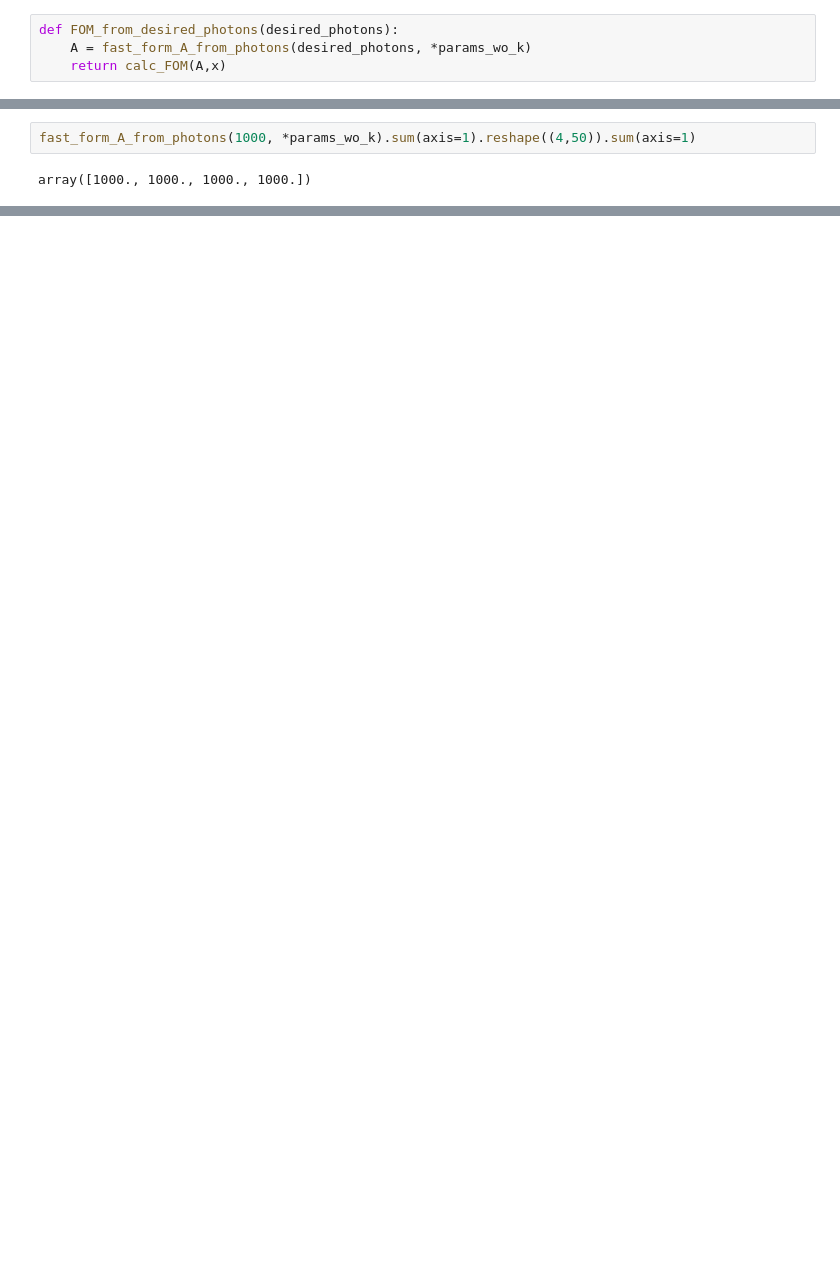
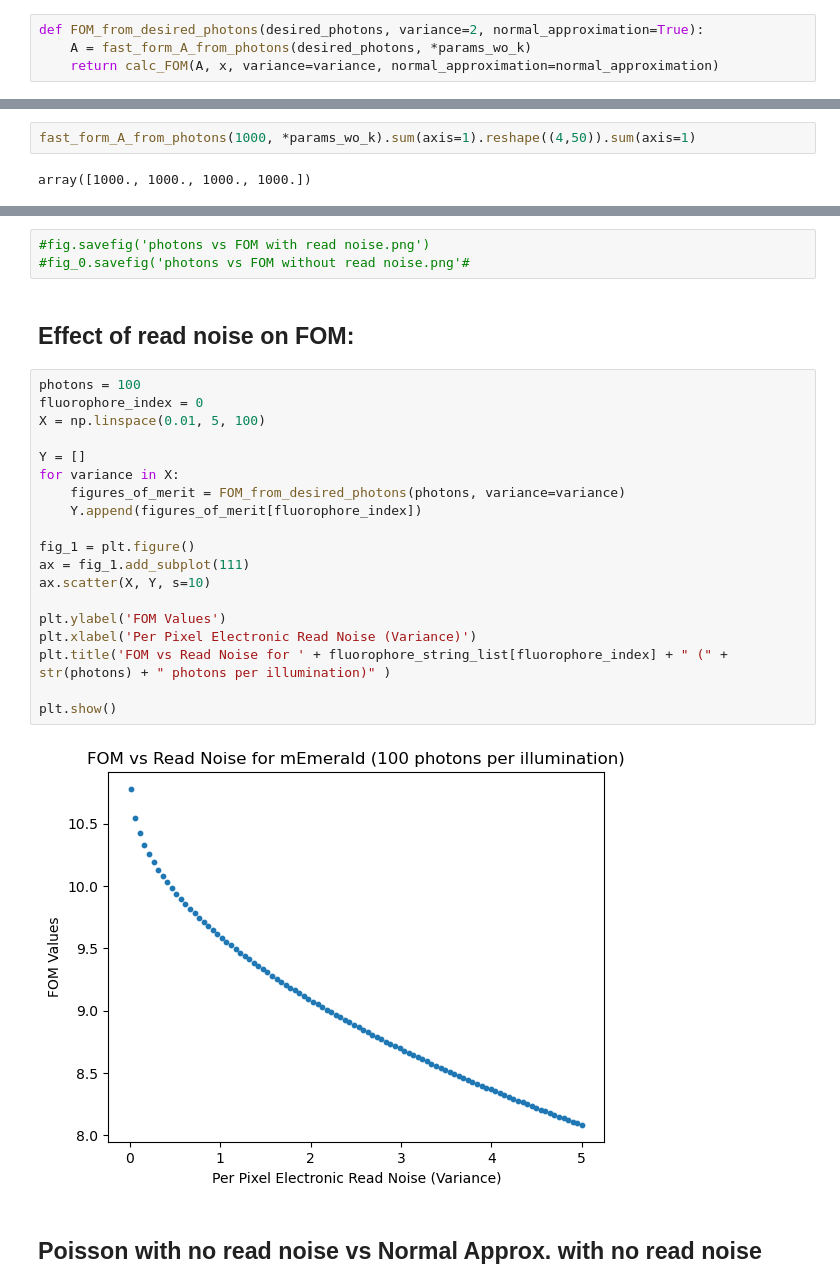
Before and after one commit to PatrickLaRiviereLab/hyperspectral, a Jupyter notebook: new_model_test.ipynb, the cells around one changed output, grey strips where cells are left out. Saved outputs shown, nothing was run; the diff lists cells and outputs as text; blank space fills up the shorter version.

```diff
--- a/new_model_test.ipynb
+++ b/new_model_test.ipynb
@@ -35,7 +39,7 @@ def calc_FOM(A, x):
 
     return FOM_list
 # %%
-def FOM_from_desired_photons(desired_photons):
+def FOM_from_desired_photons(desired_photons, variance=2, normal_approximation=True):
     A = fast_form_A_from_photons(desired_photons, *params_wo_k)
-    return calc_FOM(A,x)
+    return calc_FOM(A, x, variance=variance, normal_approximation=normal_approximation)
 # %%
@@ -86,0 +167,28 @@ plt.show()
+# %%
+#fig.savefig('photons vs FOM with read noise.png')
+#fig_0.savefig('photons vs FOM without read noise.png'#
+# %% [markdown]
+## Effect of read noise on FOM:
+# %%
+photons = 100
+fluorophore_index = 0
+X = np.linspace(0.01, 5, 100)
+
+Y = []
+for variance in X:
+    figures_of_merit = FOM_from_desired_photons(photons, variance=variance)
+    Y.append(figures_of_merit[fluorophore_index])
+
+fig_1 = plt.figure()
+ax = fig_1.add_subplot(111)
+ax.scatter(X, Y, s=10)
+
+plt.ylabel('FOM Values')
+plt.xlabel('Per Pixel Electronic Read Noise (Variance)')
+plt.title('FOM vs Read Noise for ' + fluorophore_string_list[fluorophore_index] + " (" + str(photons) + " photons per illumination)" )
+
+plt.show()
+# %% [output]
+[figure, added]
+# %% [markdown]
+## Poisson with no read noise vs Normal Approx. with no read noise
```
Also changed, not shown: parts of 8 cells of this notebook, 3 other files.
